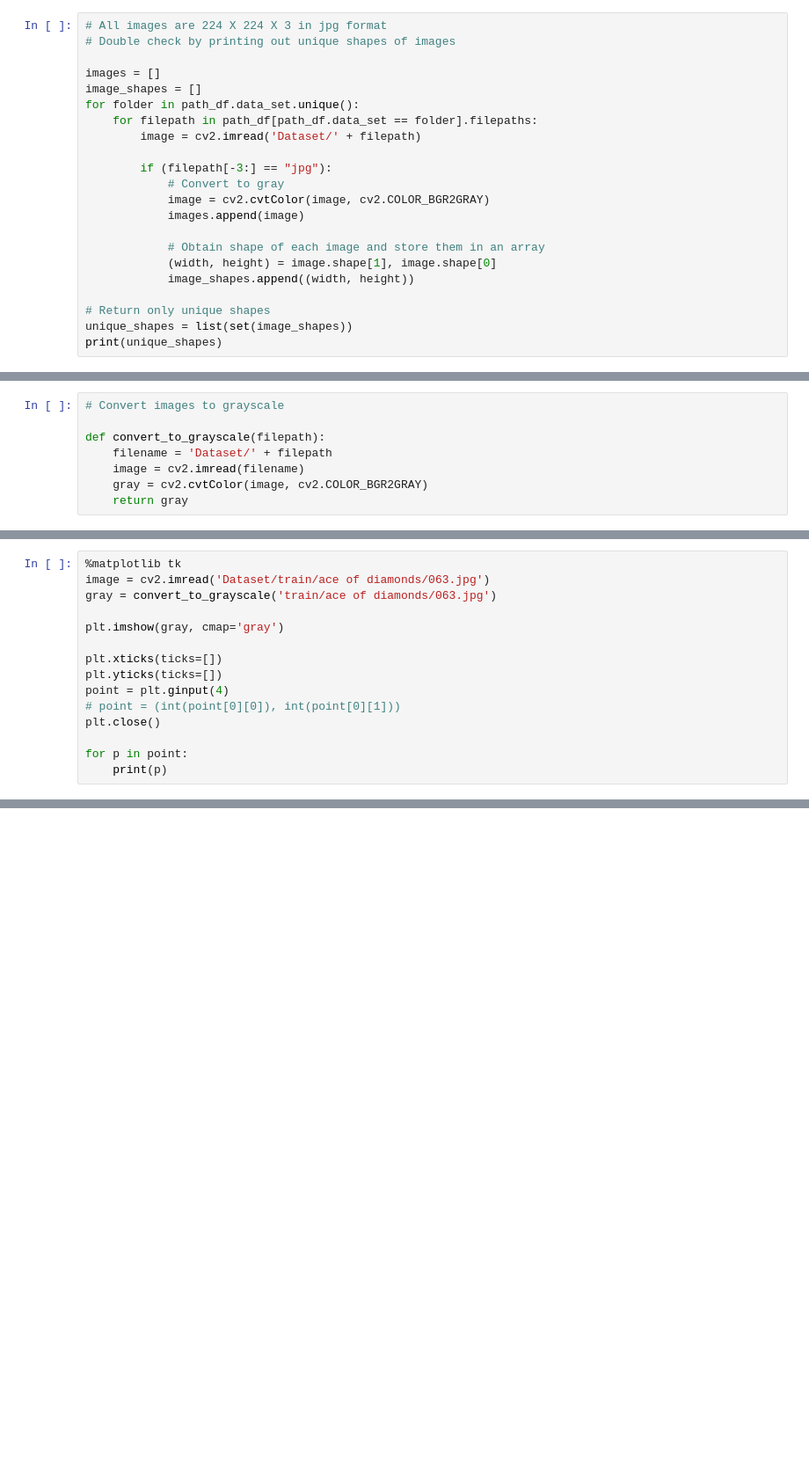
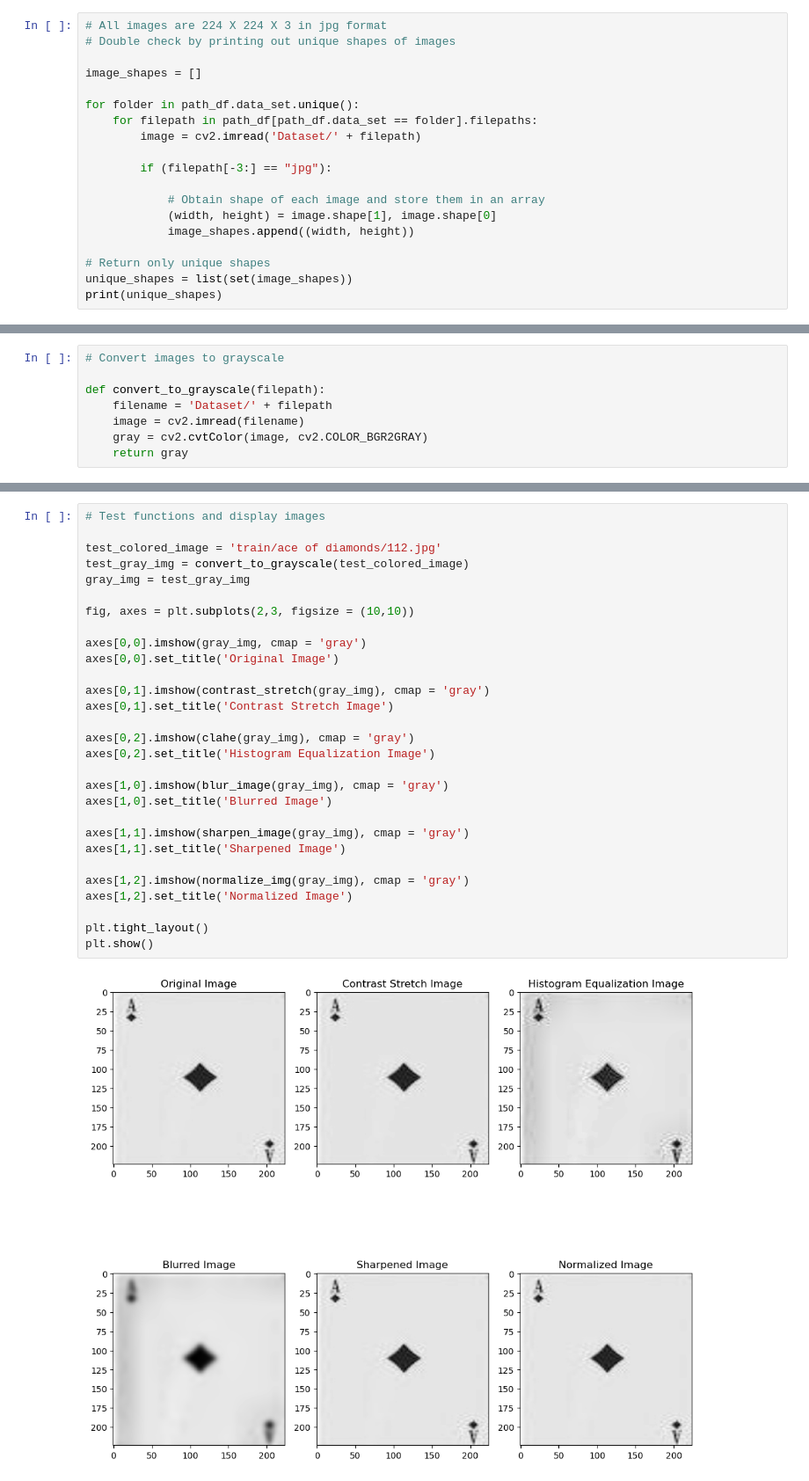
Before and after one commit to DianaLNguyen/ucb_mids_w281_project, a Jupyter notebook: pre_process_images.ipynb, the cells around one changed output, grey strips where cells are left out. Shown: that part at 88% size. Cells and saved outputs as stored; diff of their text form; blank space fills up the shorter version.

Commit message:
Cleaned up image enhancement and added Kesha's augmentation code

```diff
--- a/pre_process_images.ipynb
+++ b/pre_process_images.ipynb
@@ -43,16 +71,13 @@ grouped_labels = path_df['labels']
 # All images are 224 X 224 X 3 in jpg format
 # Double check by printing out unique shapes of images
 
-images = []
 image_shapes = []
+
 for folder in path_df.data_set.unique():
     for filepath in path_df[path_df.data_set == folder].filepaths:
         image = cv2.imread('Dataset/' + filepath)
 
         if (filepath[-3:] == "jpg"):
-            # Convert to gray
-            image = cv2.cvtColor(image, cv2.COLOR_BGR2GRAY)
-            images.append(image)
 
             # Obtain shape of each image and store them in an array
             (width, height) = image.shape[1], image.shape[0]
@@ -436,15 +101,0 @@ plt.show()
-# %%
-%matplotlib tk
-image = cv2.imread('Dataset/train/ace of diamonds/063.jpg')
-gray = convert_to_grayscale('train/ace of diamonds/063.jpg')
-
-plt.imshow(gray, cmap='gray')
-
-plt.xticks(ticks=[])
-plt.yticks(ticks=[])
-point = plt.ginput(4)
-# point = (int(point[0][0]), int(point[0][1]))
-plt.close()
-
-for p in point:
-    print(p)
@@ -497,0 +242,31 @@ print(corners)
+# %%
+# Test functions and display images
+
+test_colored_image = 'train/ace of diamonds/112.jpg'
+test_gray_img = convert_to_grayscale(test_colored_image)
+gray_img = test_gray_img
+
+fig, axes = plt.subplots(2,3, figsize = (10,10))
+
+axes[0,0].imshow(gray_img, cmap = 'gray')
+axes[0,0].set_title('Original Image')
+
+axes[0,1].imshow(contrast_stretch(gray_img), cmap = 'gray')
+axes[0,1].set_title('Contrast Stretch Image')
+
+axes[0,2].imshow(clahe(gray_img), cmap = 'gray')
+axes[0,2].set_title('Histogram Equalization Image')
+
+axes[1,0].imshow(blur_image(gray_img), cmap = 'gray')
+axes[1,0].set_title('Blurred Image')
+
+axes[1,1].imshow(sharpen_image(gray_img), cmap = 'gray')
+axes[1,1].set_title('Sharpened Image')
+
+axes[1,2].imshow(normalize_img(gray_img), cmap = 'gray')
+axes[1,2].set_title('Normalized Image')
+
+plt.tight_layout()
+plt.show()
+# %% [output]
+[figure, added]
```
Also changed, not shown: parts of 45 cells of this notebook.
